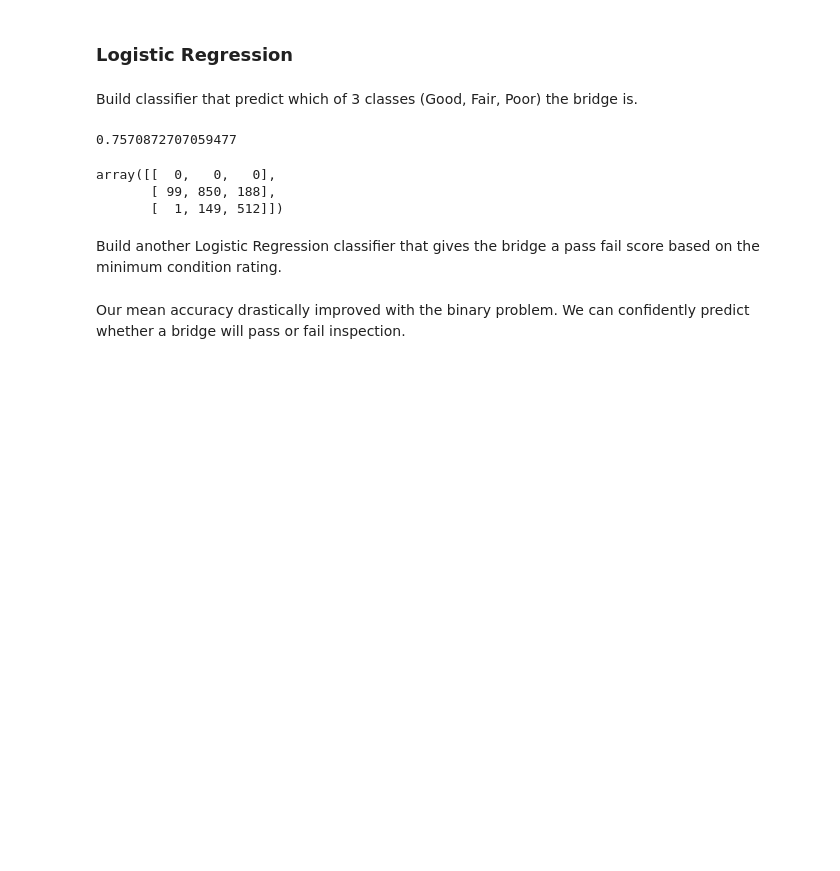
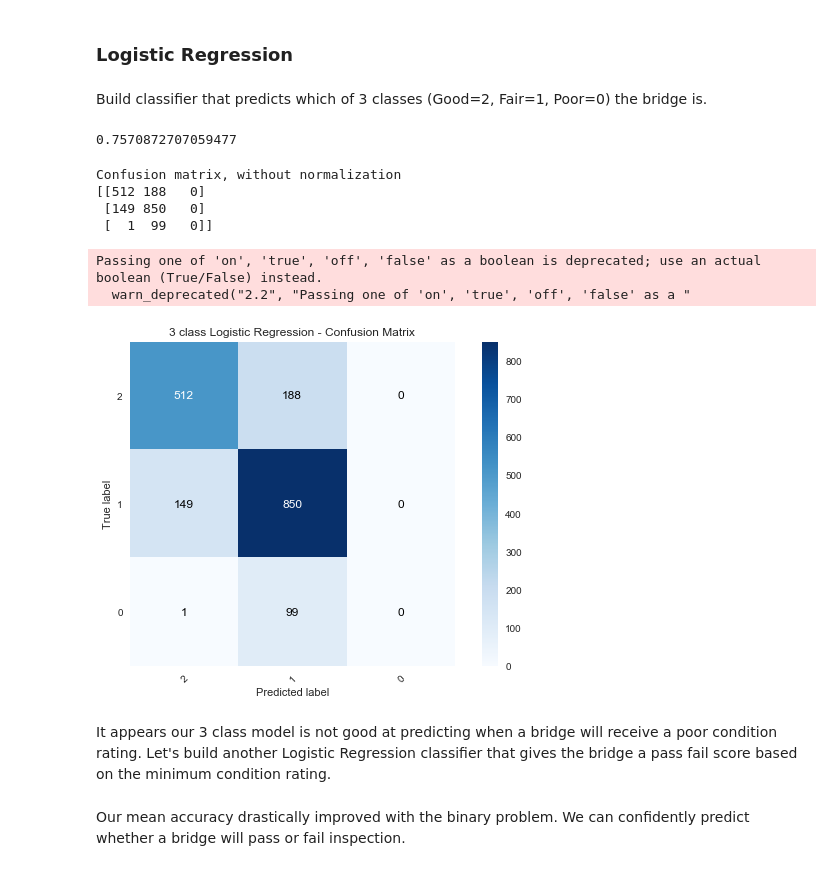
Before and after one commit to carlosbrown2/Springboard, a Jupyter notebook: Capstone Project 1/Capstone Project 1.ipynb, the cells around one changed output. Cells and saved outputs as stored; diff of their text form; code cells hidden in the pictures; blank space fills up the shorter version.

```diff
--- a/Capstone Project 1/Capstone Project 1.ipynb
+++ b/Capstone Project 1/Capstone Project 1.ipynb
@@ -835,5 +895,5 @@ def getrocdata(clf,X_test,y_test):
 # %% [markdown]
 ### Logistic Regression
 # %% [markdown]
-Build classifier that predict which of 3 classes (Good, Fair, Poor) the bridge is.
+Build classifier that predicts which of 3 classes (Good=2, Fair=1, Poor=0) the bridge is.
 # %%
@@ -849,15 +909,23 @@ grid_logit_3.fit(Xtrain,ytrain)
 grid_logit_3.score(Xtest,ytest)
 # %% [output]
 0.7570872707059477
-# %%
-ypred = grid_logit_3.predict(Xtest)
-confusion_matrix(ypred,ytest)
-# %% [output]
-array([[  0,   0,   0],
-       [ 99, 850, 188],
-       [  1, 149, 512]])
+# %%
+classes = np.flip(np.sort(data['bridge_class3'].unique()))
+plot_confusion_matrix(ytest, ypred, classes,
+                          normalize=False,
+                          title='3 class Logistic Regression - Confusion Matrix',
+                          cmap=plt.cm.Blues)
+plt.savefig('/Users/carlosbrown/Documents/Springboard/Figures/3classconfusion.png',format='png')
+# %% [output]
+Confusion matrix, without normalization
+[[512 188   0]
+ [149 850   0]
+ [  1  99   0]]
+Passing one of 'on', 'true', 'off', 'false' as a boolean is deprecated; use an actual boolean (True/False) instead.
+  warn_deprecated("2.2", "Passing one of 'on', 'true', 'off', 'false' as a "
+[figure, added]
 # %% [markdown]
-Build another Logistic Regression classifier that gives the bridge a pass fail score based on the minimum condition rating.
+It appears our 3 class model is not good at predicting when a bridge will receive a poor condition rating. Let's build another Logistic Regression classifier that gives the bridge a pass fail score based on the minimum condition rating.
 # %%
 Xtrain, Xtest, ytrain, ytest = train_test_split(features,data['bridge_class2'],test_size=0.2,random_state=42)
 # %%
```
Also changed, not shown: parts of 33 cells of this notebook.
